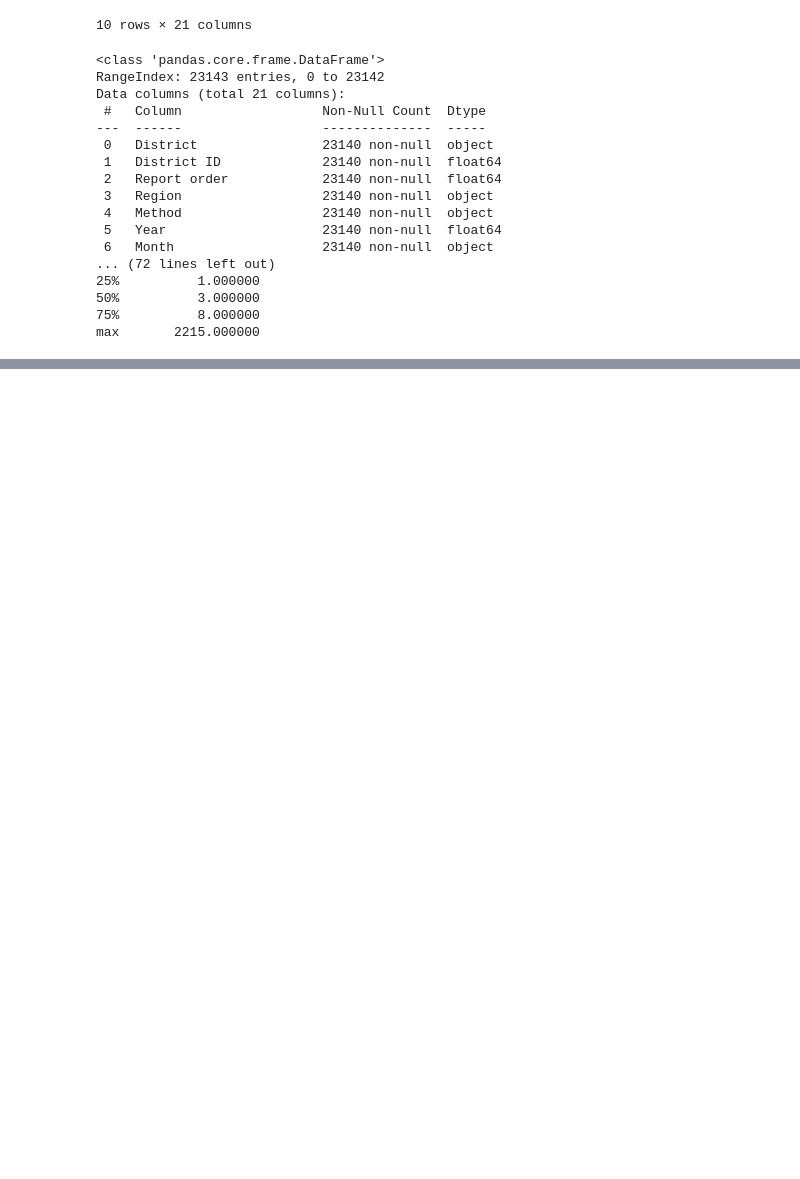
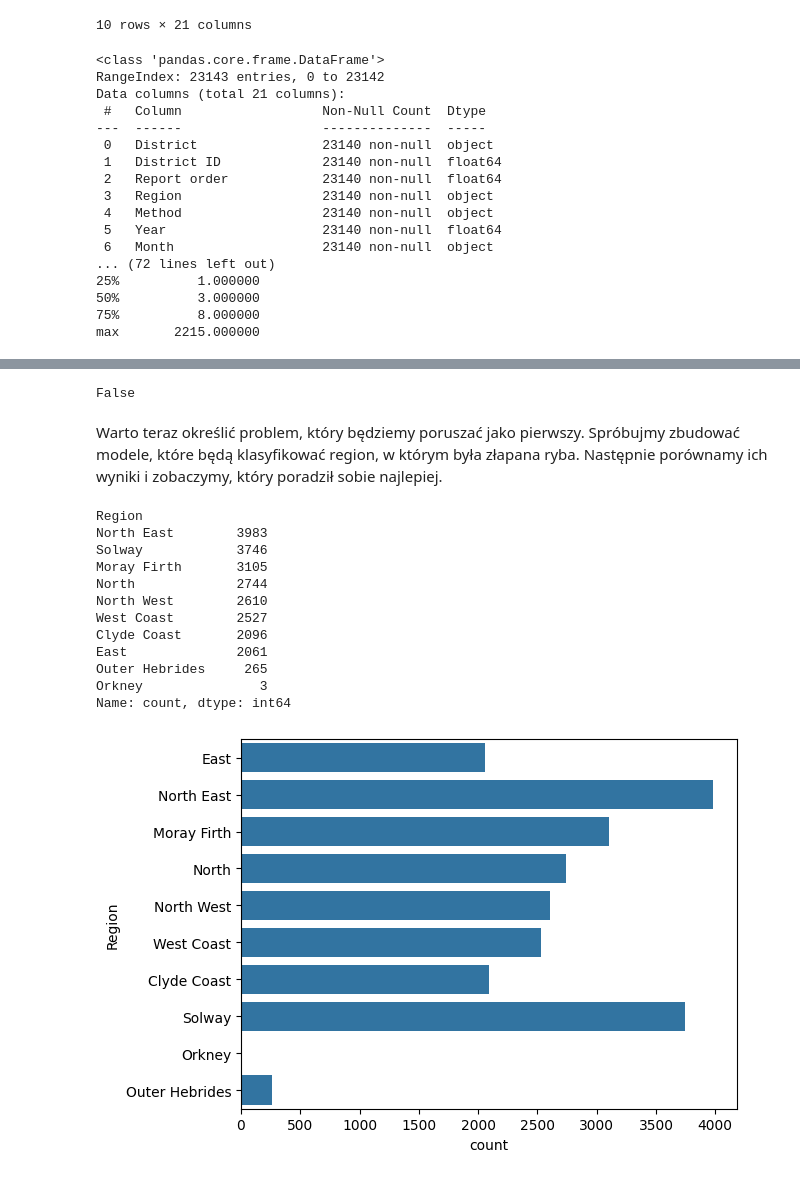
Before and after one commit to Papamus/Salmon-analysis, a Jupyter notebook: salmon-statistics-analysis.ipynb, the cells around one changed output, grey strips where cells are left out. Saved outputs shown, nothing was run; the diff lists cells and outputs as text; code cells hidden in the pictures; blank space fills up the shorter version.

Commit message:
Simple data analysis, creating function for training models

```diff
--- a/salmon-statistics-analysis.ipynb
+++ b/salmon-statistics-analysis.ipynb
@@ -47,0 +74,27 @@ max       2215.000000
+# %%
+#usuwamy wiersze z pustymi danymi (3) - jest ich bardzo mało więc nie wpłynie to znacząco na wynik modeli
+dataframe = dataframe.dropna()
+dataframe.isnull().values.any() #widzimy, że nie ma już pustych danych
+# %% [output]
+False
+# %% [markdown]
+Warto teraz określić problem, który będziemy poruszać jako pierwszy. Spróbujmy zbudować modele, które będą klasyfikować region, w którym była złapana ryba. Następnie porównamy ich wyniki i zobaczymy, który poradził sobie najlepiej.
+# %%
+#sprawdzmy jak wygląda rozkład danych w poszczegolnych regionach
+sns.countplot(dataframe['Region'])
+#po bardziej szczegółowe liczby możemy użyć tej funkcji
+print(dataframe['Region'].value_counts())
+# %% [output]
+Region
+North East        3983
+Solway            3746
+Moray Firth       3105
+North             2744
+North West        2610
+West Coast        2527
+Clyde Coast       2096
+East              2061
+Outer Hebrides     265
+Orkney               3
+Name: count, dtype: int64
+[figure, added]
```
Also changed, not shown: parts of 13 cells of this notebook.
